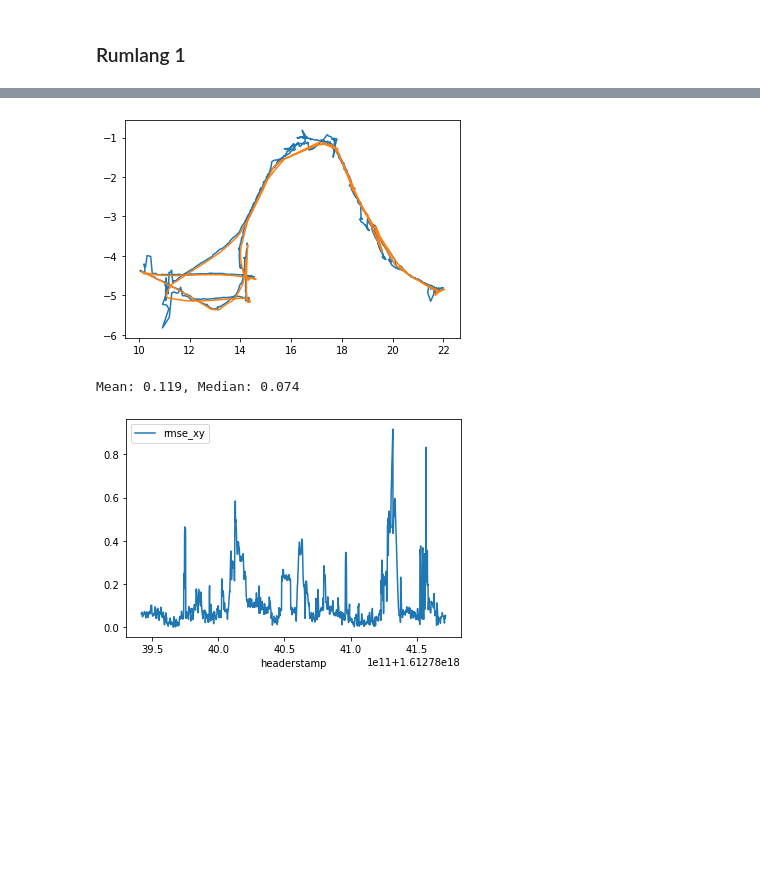
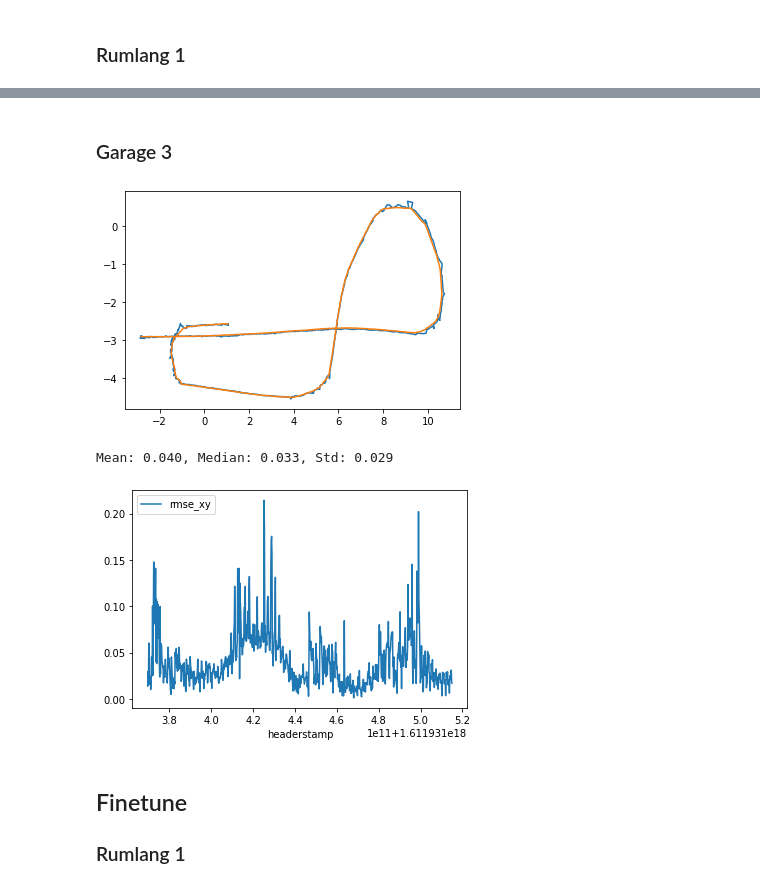
Before and after one commit to ethz-asl/background_foreground_segmentation, a Jupyter notebook: notebooks/Cross-Domain Localisation Results.ipynb, the cells around one changed output, grey strips where cells are left out. Saved outputs shown, nothing was run; the diff lists cells and outputs as text; code cells hidden in the pictures; blank space fills up the shorter version.

```diff
--- a/notebooks/Cross-Domain Localisation Results.ipynb
+++ b/notebooks/Cross-Domain Localisation Results.ipynb
@@ -106,28 +733,32 @@ Mean: 0.040, Median: 0.033
+# %% [markdown]
+### Garage 3
 # %%
-icp = pd.read_csv('~/asl/rss_2021_data/crossdomain_nyutoclafinetunetorumlangfinetune_rumlang1_icp_1.csv')
-leica = pd.read_csv('~/asl/rss_2021_data/crossdomain_nyutoclafinetunetorumlangfinetune_rumlang1_leica_1.csv')
+icp = pd.read_csv('~/asl/rss_2021_data/crossdomain_nyutorumlangreplaytoclareplay_garage3_icp_1.csv')
+leica = pd.read_csv('~/asl/rss_2021_data/crossdomain_nyutorumlangreplaytoclareplay_garage3_leica_1.csv')
 # alignment of reference frames
-leica['aligned_x'] = -leica['trans_y'] + 17.3084
-leica['aligned_y'] = leica['trans_x'] - 6.20957
-plt.figure()
+leica['aligned_x'] = -leica['trans_y']
+leica['aligned_y'] = leica['trans_x']
 plt.plot(icp['trans_x'], icp['trans_y'])
 plt.plot(leica['aligned_x'], leica['aligned_y'])
 plt.show()
 interpolated_gt_x = sp.interpolate.interp1d(
-    leica['headerstamp']  + 1.15e9, leica['aligned_x'],
+    leica['headerstamp']  + 4.5e8, leica['aligned_x'],
     bounds_error=False, fill_value=np.nan)
 interpolated_gt_y = sp.interpolate.interp1d(
-    leica['headerstamp']  + 1.15e9, leica['aligned_y'],
+    leica['headerstamp']  + 4.5e8, leica['aligned_y'],
     bounds_error=False, fill_value=np.nan)
 
 icp['gt_trans_x'] = interpolated_gt_x(icp['headerstamp'])
 icp['gt_trans_y'] = interpolated_gt_y(icp['headerstamp'])
 icp['rmse_xy'] = np.sqrt(
     np.square(icp['trans_x'] - icp['gt_trans_x']) +
     np.square(icp['trans_y'] - icp['gt_trans_y']))
 icp.plot('headerstamp', 'rmse_xy')
-print('Mean: {:.3f}, Median: {:.3f}'.format(icp['rmse_xy'].mean(), icp['rmse_xy'].median()))
+print('Mean: {:.3f}, Median: {:.3f}, Std: {:.3f}'.format(icp['rmse_xy'].mean(), icp['rmse_xy'].median(), icp['rmse_xy'].std()))
 # %% [output]
-[figure, old version]
+[figure, new version]
-Mean: 0.119, Median: 0.074
+Mean: 0.040, Median: 0.033, Std: 0.029
-[figure, old version]
+[figure, new version]
+# %% [markdown]
+## Finetune
+### Rumlang 1
```
Also changed, not shown: parts of 43 cells of this notebook, 4 other files.
